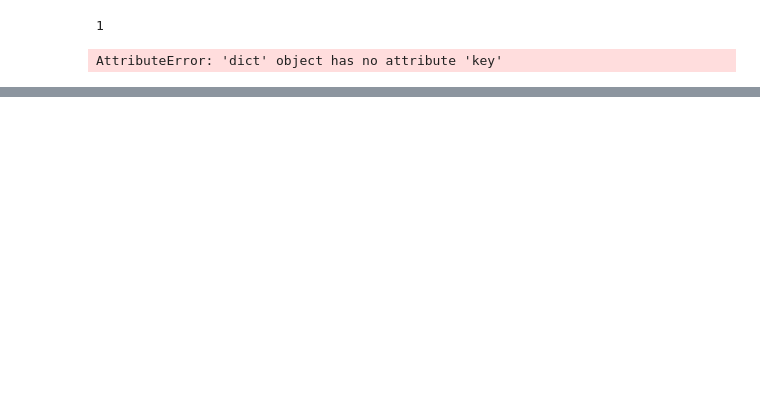
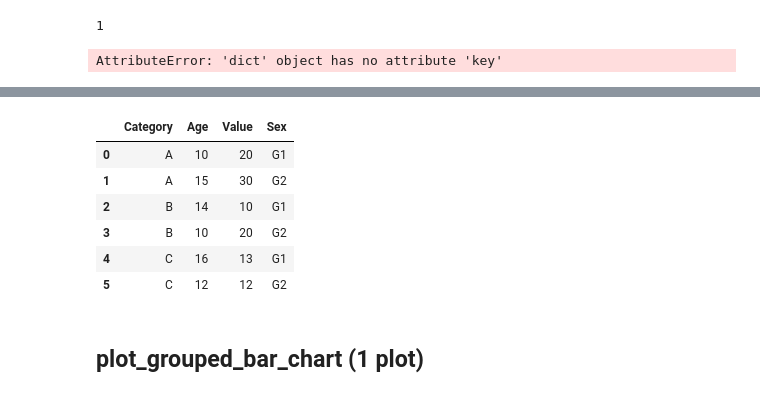
Before and after one commit to InsightfulCoderDivine/End-To-End-Machine-Learning-Project-with-MlFlow, a Jupyter notebook: research/trials.ipynb, the cells around one changed output, grey strips where cells are left out. Saved outputs shown, nothing was run; the diff lists cells and outputs as text; code cells hidden in the pictures; blank space fills up the shorter version.

```diff
--- a/research/trials.ipynb
+++ b/research/trials.ipynb
@@ -22,0 +42,20 @@ print(d.key)
+# %%
+import pandas as pd
+data = {
+    'Category': ['A', 'A', 'B', 'B', 'C', 'C'],
+    'Age': [10, 15, 14, 10, 16, 12],
+    'Value': [20, 30, 10, 20, 13, 12],
+    'Sex': ['G1', 'G2', 'G1', 'G2', 'G1', 'G2']
+}
+df_sample = pd.DataFrame(data)
+df_sample
+# %% [output]
+|  | Category | Age | Value | Sex |
+| 0 | A | 10 | 20 | G1 |
+| 1 | A | 15 | 30 | G2 |
+| 2 | B | 14 | 10 | G1 |
+| 3 | B | 10 | 20 | G2 |
+| 4 | C | 16 | 13 | G1 |
+| 5 | C | 12 | 12 | G2 |
+# %% [markdown]
+## plot_grouped_bar_chart (1 plot)
```
Also changed, not shown: parts of 40 cells of this notebook, 3 other files.
